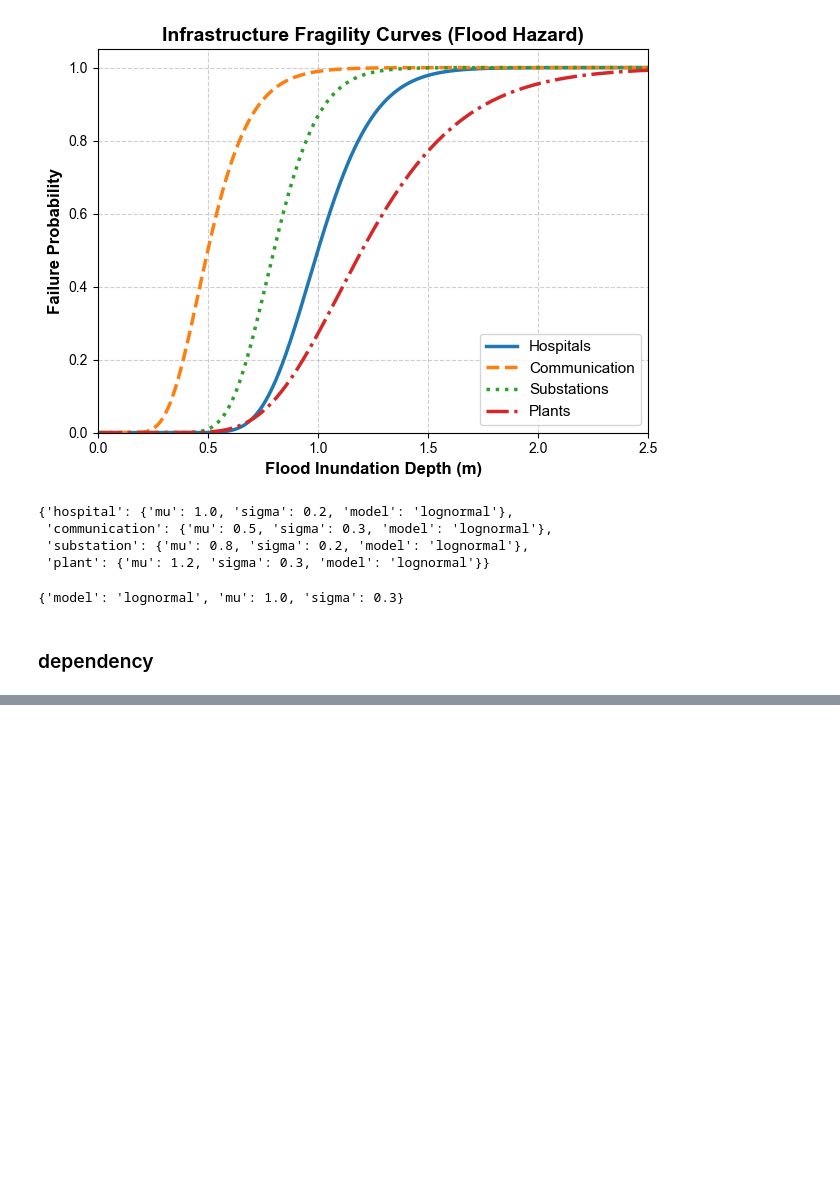
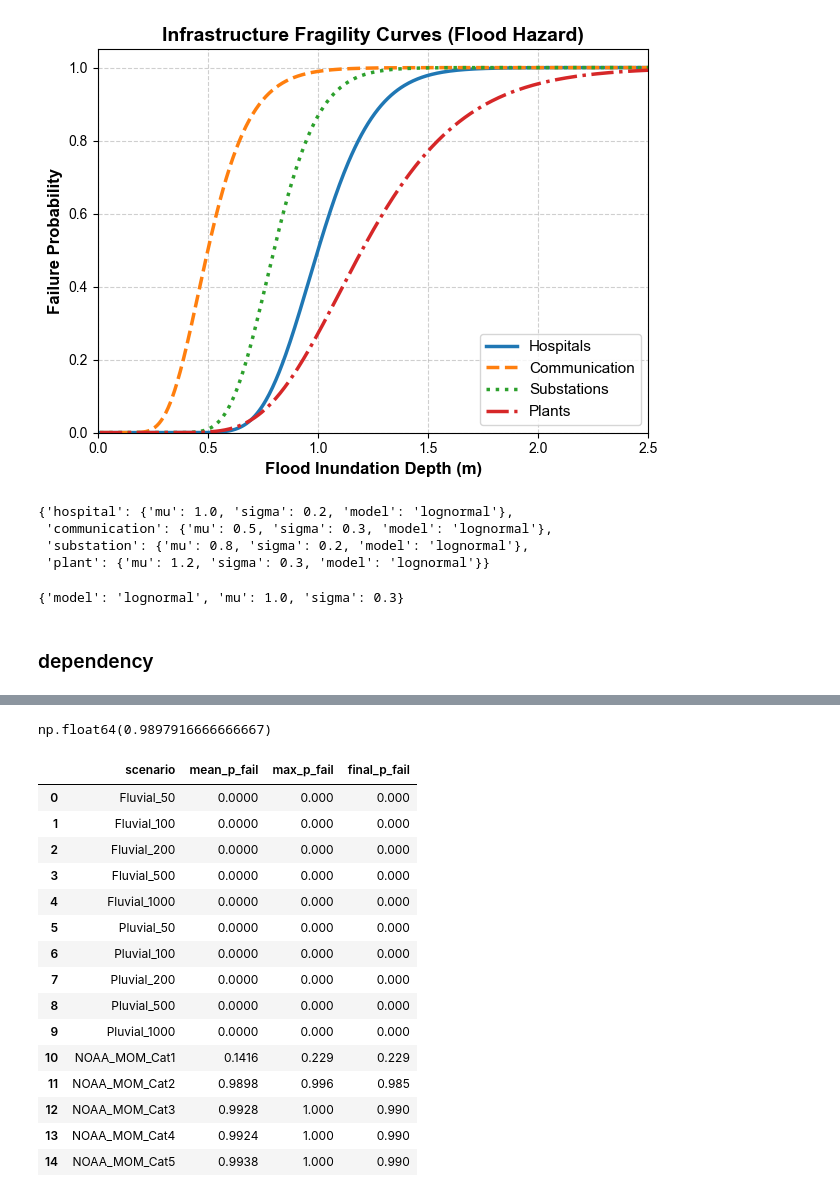
Before and after one commit to Sealxuyh/HCI-nexus, a Jupyter notebook: code/HCI_DBN.ipynb, the cells around one changed output, grey strips where cells are left out. Saved outputs shown, nothing was run; the diff lists cells and outputs as text; code cells hidden in the pictures; blank space fills up the shorter version.

```diff
--- a/code/HCI_DBN.ipynb
+++ b/code/HCI_DBN.ipynb
@@ -3136,0 +3259,5 @@ plot_node_timeseries(nodes_to_plot)
+# %%
+max_prob = max(p_fail[t]["Hosp_0"] for t in range(T))
+max_prob
+# %% [output]
+np.float64(0.9897916666666667)
@@ -3136,0 +3275,62 @@ plot_node_timeseries(nodes_to_plot)
+# %%
+events = [
+ 'Fluvial_50','Fluvial_100','Fluvial_200','Fluvial_500','Fluvial_1000',
+ 'Pluvial_50','Pluvial_100','Pluvial_200','Pluvial_500','Pluvial_1000',
+ 'NOAA_MOM_Cat1','NOAA_MOM_Cat2','NOAA_MOM_Cat3','NOAA_MOM_Cat4','NOAA_MOM_Cat5'
+]
+# %%
+def build_constant_depth_series(G, scenario_attr, T=24):
+    nodes = list(G.nodes())
+
+    base = {}
+    for n in nodes:
+        v = G.nodes[n].get(scenario_attr, 0.0)
+        if v is None or (isinstance(v, float) and np.isnan(v)):
+            v = 0.0
+        base[n] = float(v)
+
+    return [base.copy() for _ in range(T)]
+# %%
+T = 5
+n_mc = 1000
+target_node = "Hosp_0"  # change if needed
+
+results = []
+
+for i, ev in enumerate(events):
+
+    depths_series = build_constant_depth_series(G_hosp, ev, T=T)
+
+    p_fail = simulate_failure_probabilities(
+        G_hosp, depths_series, n_mc=n_mc, seed=42+i
+    )
+
+    series = np.array([p_fail[t].get(target_node, 0.0) for t in range(T)])
+
+    results.append({
+        "scenario": ev,
+        "mean_p_fail": series.mean(),
+        "max_p_fail": series.max(),
+        "final_p_fail": series[-1]
+    })
+
+df_compare_const = pd.DataFrame(results)
+df_compare_const.sort_values("scenario")
+df_compare_const
+# %% [output]
+|  | scenario | mean_p_fail | max_p_fail | final_p_fail |
+| 0 | Fluvial_50 | 0.0000 | 0.000 | 0.000 |
+| 1 | Fluvial_100 | 0.0000 | 0.000 | 0.000 |
+| 2 | Fluvial_200 | 0.0000 | 0.000 | 0.000 |
+| 3 | Fluvial_500 | 0.0000 | 0.000 | 0.000 |
+| 4 | Fluvial_1000 | 0.0000 | 0.000 | 0.000 |
+| 5 | Pluvial_50 | 0.0000 | 0.000 | 0.000 |
+| 6 | Pluvial_100 | 0.0000 | 0.000 | 0.000 |
+| 7 | Pluvial_200 | 0.0000 | 0.000 | 0.000 |
+| 8 | Pluvial_500 | 0.0000 | 0.000 | 0.000 |
+| 9 | Pluvial_1000 | 0.0000 | 0.000 | 0.000 |
+| 10 | NOAA_MOM_Cat1 | 0.1416 | 0.229 | 0.229 |
+| 11 | NOAA_MOM_Cat2 | 0.9898 | 0.996 | 0.985 |
+| 12 | NOAA_MOM_Cat3 | 0.9928 | 1.000 | 0.990 |
+| 13 | NOAA_MOM_Cat4 | 0.9924 | 1.000 | 0.990 |
+| 14 | NOAA_MOM_Cat5 | 0.9938 | 1.000 | 0.990 |
```
Also changed, not shown: parts of 46 cells of this notebook.
